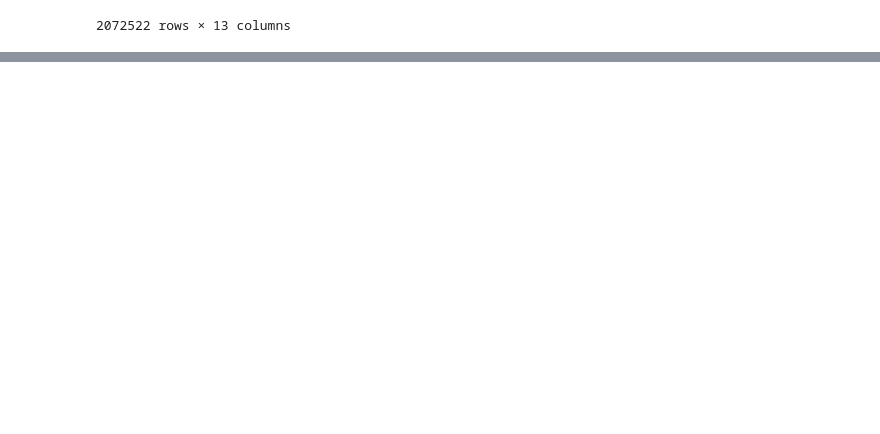
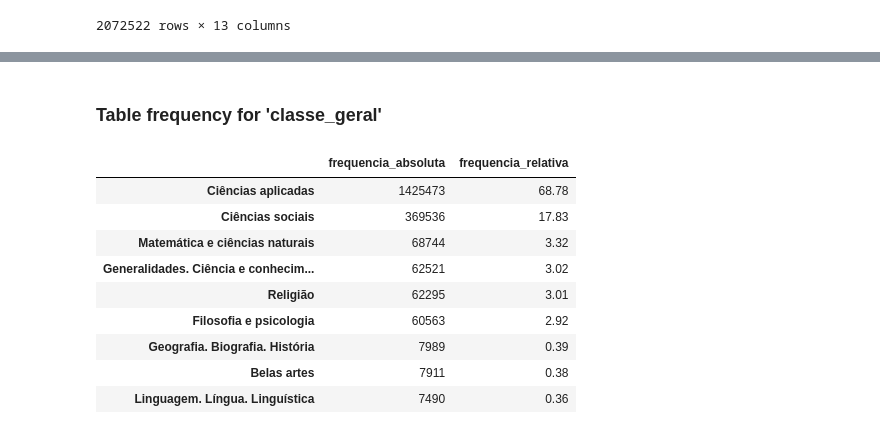
Before and after one commit to MateusViotto/Data-Analysis-with-Python-Pandas, a Jupyter notebook: 7DaysToCode_PythonPandas_Day1.ipynb, the cells around one changed output, grey strips where cells are left out. Cells and saved outputs as stored; diff of their text form; code cells hidden in the pictures; blank space fills up the shorter version.

Commit message:
implements function for creating table frequency day4

```diff
--- a/7DaysToCode_PythonPandas_Day1.ipynb
+++ b/7DaysToCode_PythonPandas_Day1.ipynb
@@ -199,0 +209,7 @@ plt.show()
+# %%
+def tableFrequency(column):
+    df_frequency = pd.DataFrame()
+    df_frequency['frequencia_absoluta'] = df[column].value_counts()
+    total = df_frequency['frequencia_absoluta'].sum()
+    df_frequency['frequencia_relativa'] = round((df_frequency['frequencia_absoluta']/total * 100).astype(float), 2)
+    return df_frequency
@@ -199,0 +274,15 @@ plt.show()
+# %% [markdown]
+### Table frequency for 'classe_geral'
+# %%
+display(tableFrequency('classe_geral'))
+# %% [output]
+|  | frequencia_absoluta | frequencia_relativa |
+| Ciências aplicadas | 1425473 | 68.78 |
+| Ciências sociais | 369536 | 17.83 |
+| Matemática e ciências naturais | 68744 | 3.32 |
+| Generalidades. Ciência e conhecim... | 62521 | 3.02 |
+| Religião | 62295 | 3.01 |
+| Filosofia e psicologia | 60563 | 2.92 |
+| Geografia. Biografia. História | 7989 | 0.39 |
+| Belas artes | 7911 | 0.38 |
+| Linguagem. Língua. Linguística | 7490 | 0.36 |
```
Also changed, not shown: parts of 26 cells of this notebook.
